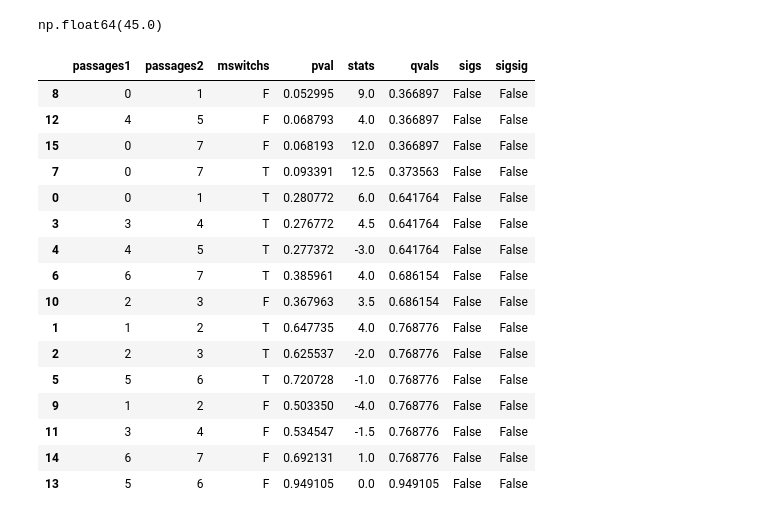
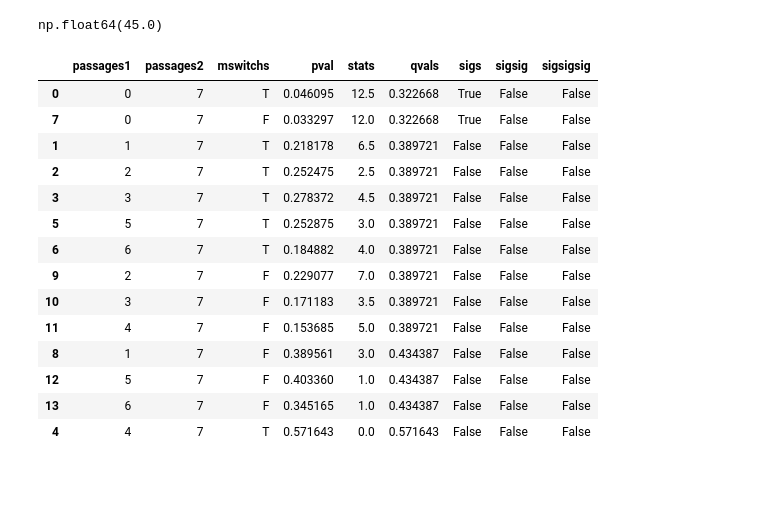
Before and after one commit to sophiejwalton/coalescence-pilot-mgx, a Jupyter notebook: workflow/analysis/coalescence_JSD_fig2.ipynb, the cells around one changed output. Cells and saved outputs as stored; diff of their text form; code cells hidden in the pictures; blank space fills up the shorter version.

```diff
--- a/workflow/analysis/coalescence_JSD_fig2.ipynb
+++ b/workflow/analysis/coalescence_JSD_fig2.ipynb
@@ -539,6 +596,7 @@ mesocosm = []
 JSDs = []
 for type_meso in df_abun['mesocosm'].unique():
     df_abun_type_meso = df_abun.loc[df_abun['mesocosm'] == type_meso,:]
+    in_sample = df_abun_type_meso['inoculumn_sample'].values[0]
     good_samples = list(df_abun_type_meso['sample'].unique()) + [in_sample]
 
 
@@ -620,8 +679,8 @@ p1p2s=[]
 pvalues = []
 stats = []
 for p1p2 in df_pairwise_JSD_good['passage1-passage2'].unique():
-    if p1p2[0]=='0':
-        continue
+ #   if p1p2[0]=='0':
+  #      continue
 
     p1p2_df =  df_pairwise_JSD_good.loc[df_pairwise_JSD_good['passage1-passage2']==p1p2,:]
     x=p1p2_df.loc[p1p2_df['mswitch']=='T','JSD'].values
@@ -656,7 +774,10 @@ midpassages = []
 mswitchs=[]
 pvalues = []
 stats = []
-for p1p2 in [('0-1','1-2'),('1-2','2-3'),('2-3','3-4'),('3-4','4-5'),('4-5','5-6'),('5-6','6-7'),('0-1','6-7')]:
+ #[('0-1','1-2'),('1-2','2-3'),('2-3','3-4'),('3-4','4-5'),('4-5','5-6'),('5-6','6-7'),('0-1','6-7')]
+df_pairwise_JSD_good = df_pairwise_JSD_only_double#.loc[df_pairwise_JSD_only_double['passage1-passage2'].isin(['0-1','1-2','2-3','3-4','4-5','5-6','6-7']),:]
+df_pairwise_JSD_good=df_pairwise_JSD_good.loc[~df_pairwise_JSD_good['JSD'].isna(),:]
+for p1p2 in [('0-1','1-2'),('1-2','2-3'),('2-3','3-4'),('3-4','4-5'),('4-5','5-6'),('5-6','6-7'),('6-7','0-1')]:
     p1p21,p1p22= p1p2
     midpassage = p1p21[-1]
     if p1p2 == ('0-1','6-7'):
@@ -665,14 +786,14 @@ for p1p2 in [('0-1','1-2'),('1-2','2-3'),('2-3','3-4'),('3-4','4-5'),('4-5','5-6
 
 
     for i in ['T','F']:
-        midpassages.append(midpassage)
+        midpassages.append(p1p21[0])
         mswitchs.append(i)
 
         p1p2_df =  df_pairwise_JSD_good.loc[df_pairwise_JSD_good['mswitch']==i,:]
         if p1p21 == '0-1':
             p1p2_df =  df_pairwise_JSD_good.loc[df_pairwise_JSD_good['mswitch']=='F',:]
-        x=p1p2_df.loc[p1p2_df['passage1-passage2']==p1p21,'JSD'].values
-        y=p1p2_df.loc[p1p2_df['passage1-passage2']==p1p22,'JSD'].values
+        x=p1p2_df.loc[p1p2_df['passage1-passage2']==f'{p1p21[0]}-7','JSD'].values
+        y=p1p2_df.loc[p1p2_df['passage1-passage2']=='6-7','JSD'].values
         print(p1p21,p1p22)
 
         res = permutation_test((x,y),statistic, vectorized=True,permutation_type='independent',
@@ -682,7 +803,7 @@ for p1p2 in [('0-1','1-2'),('1-2','2-3'),('2-3','3-4'),('3-4','4-5'),('4-5','5-6
 qvals = false_discovery_control(pvalues)
 df = pd.DataFrame({'midpassages':midpassages, 'mswitchs':mswitchs,
                    'pval':pvalues ,'stats':stats,'qvals':qvals})
-df.sort_values(by='qvals')
+df.sort_values(by='midpassages')
 # %% [output]
 0-1 1-2
 0-1 1-2
@@ -984,7 +1178,7 @@ for mswitch in ['T','F']:
     df_mswitch = df_abun_get_alpha_only_double.loc[(df_abun_get_alpha_only_double['mswitch']==mswitch)+\
         (df_abun_get_alpha_only_double['passage']==0),:]
 
-    for passage_pair in [(0,1),(1,2),(2,3),(3,4),(4,5),(5,6),(6,7),(0,7),
+    for passage_pair in [(0,7),
                         (1,7),(2,7),(3,7),(4,7),(5,7),(6,7)]:
         p1,p2 = passage_pair
         mswitchs.append(mswitch)
@@ -1001,7 +1195,8 @@ df = pd.DataFrame({'passages1':passages1, 'passages2':passages2,
                    'mswitchs':mswitchs,
                    'pval':pvalues,'stats':stats,'qvals':qvals})
 df.sort_values(by='qvals')
-df['sigs']=df['qvals']<.05
-df['sigsig']=df['qvals']<.001
+df['sigs']=df['pval']<.05
+df['sigsig']=df['pval']<.01
+df['sigsigsig']=df['pval']<.001
 df.sort_values(by='qvals')
 # %% [output]
@@ -1083,54 +1276,54 @@ from scipy.stats import false_discovery_control
 def statistic(x, y, axis):
     return np.median(x, axis=axis) - np.median(y, axis=axis)
 
 from scipy.stats import permutation_test
 passages1 = []
 passages2=[]
 mswitchs = []
 pvalues = []
 stats = []
 
 for mswitch in ['T','F']:
     df_mswitch = df_abun_get_alpha_only_single.loc[(df_abun_get_alpha_only_single['mswitch']==mswitch)+\
         (df_abun_get_alpha_only_single['passage']==0),:]
 
-    for passage_pair in [(0,1),(1,2),(2,3),(3,4),(4,5),(5,6),(6,7),(0,7)]:
+    for passage_pair in [(0,7),
+                        (1,7),(2,7),(3,7),(4,7),(5,7),(6,7)]:
         p1,p2 = passage_pair
         mswitchs.append(mswitch)
         passages1.append(p1)
         passages2.append(p2)
         x=df_mswitch.loc[df_mswitch['passage']==p1,'counts'].values
         y=df_mswitch.loc[df_mswitch['passage']==p2,'counts'].values
         res = permutation_test((x,y),statistic, vectorized=True,permutation_type='independent',
-                           n_resamples=10000, alternative='two-sided')
+                           n_resamples=10000, alternative='greater')
         pvalues.append(res.pvalue)
         stats.append(res.statistic)
 qvals = false_discovery_control(pvalues)
 df = pd.DataFrame({'passages1':passages1, 'passages2':passages2,
                    'mswitchs':mswitchs,
                    'pval':pvalues,'stats':stats,'qvals':qvals})
 df.sort_values(by='qvals')
-df['sigs']=df['qvals']<.05
-df['sigsig']=df['qvals']<.001
+df['sigs']=df['pval']<.05
+df['sigsig']=df['pval']<.01
+df['sigsigsig']=df['pval']<.001
 df.sort_values(by='qvals')
 # %% [output]
-|  | passages1 | passages2 | mswitchs | pval | stats | qvals | sigs | sigsig |
-| 8 | 0 | 1 | F | 0.052995 | 9.0 | 0.366897 | False | False |
-| 12 | 4 | 5 | F | 0.068793 | 4.0 | 0.366897 | False | False |
-| 15 | 0 | 7 | F | 0.068193 | 12.0 | 0.366897 | False | False |
-| 7 | 0 | 7 | T | 0.093391 | 12.5 | 0.373563 | False | False |
-| 0 | 0 | 1 | T | 0.280772 | 6.0 | 0.641764 | False | False |
-| 3 | 3 | 4 | T | 0.276772 | 4.5 | 0.641764 | False | False |
-| 4 | 4 | 5 | T | 0.277372 | -3.0 | 0.641764 | False | False |
-| 6 | 6 | 7 | T | 0.385961 | 4.0 | 0.686154 | False | False |
-| 10 | 2 | 3 | F | 0.367963 | 3.5 | 0.686154 | False | False |
-| 1 | 1 | 2 | T | 0.647735 | 4.0 | 0.768776 | False | False |
-| 2 | 2 | 3 | T | 0.625537 | -2.0 | 0.768776 | False | False |
-| 5 | 5 | 6 | T | 0.720728 | -1.0 | 0.768776 | False | False |
-| 9 | 1 | 2 | F | 0.503350 | -4.0 | 0.768776 | False | False |
-| 11 | 3 | 4 | F | 0.534547 | -1.5 | 0.768776 | False | False |
-| 14 | 6 | 7 | F | 0.692131 | 1.0 | 0.768776 | False | False |
-| 13 | 5 | 6 | F | 0.949105 | 0.0 | 0.949105 | False | False |
+|  | passages1 | passages2 | mswitchs | pval | stats | qvals | sigs | sigsig | sigsigsig |
+| 0 | 0 | 7 | T | 0.046095 | 12.5 | 0.322668 | True | False | False |
+| 7 | 0 | 7 | F | 0.033297 | 12.0 | 0.322668 | True | False | False |
+| 1 | 1 | 7 | T | 0.218178 | 6.5 | 0.389721 | False | False | False |
+| 2 | 2 | 7 | T | 0.252475 | 2.5 | 0.389721 | False | False | False |
+| 3 | 3 | 7 | T | 0.278372 | 4.5 | 0.389721 | False | False | False |
+| 5 | 5 | 7 | T | 0.252875 | 3.0 | 0.389721 | False | False | False |
+| 6 | 6 | 7 | T | 0.184882 | 4.0 | 0.389721 | False | False | False |
+| 9 | 2 | 7 | F | 0.229077 | 7.0 | 0.389721 | False | False | False |
+| 10 | 3 | 7 | F | 0.171183 | 3.5 | 0.389721 | False | False | False |
+| 11 | 4 | 7 | F | 0.153685 | 5.0 | 0.389721 | False | False | False |
+| 8 | 1 | 7 | F | 0.389561 | 3.0 | 0.434387 | False | False | False |
+| 12 | 5 | 7 | F | 0.403360 | 1.0 | 0.434387 | False | False | False |
+| 13 | 6 | 7 | F | 0.345165 | 1.0 | 0.434387 | False | False | False |
+| 4 | 4 | 7 | T | 0.571643 | 0.0 | 0.571643 | False | False | False |
 # %%
 passages = []
 pvalues = []
```
Also changed, not shown: parts of 27 cells of this notebook, 21 other files.
